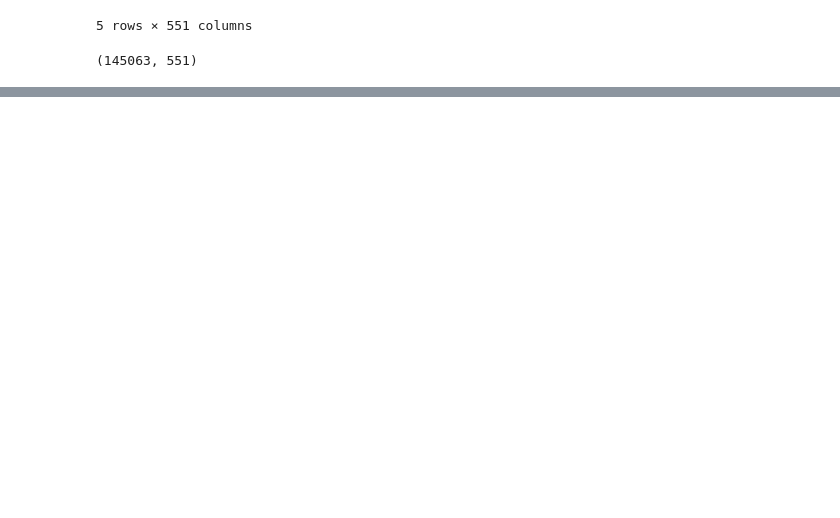
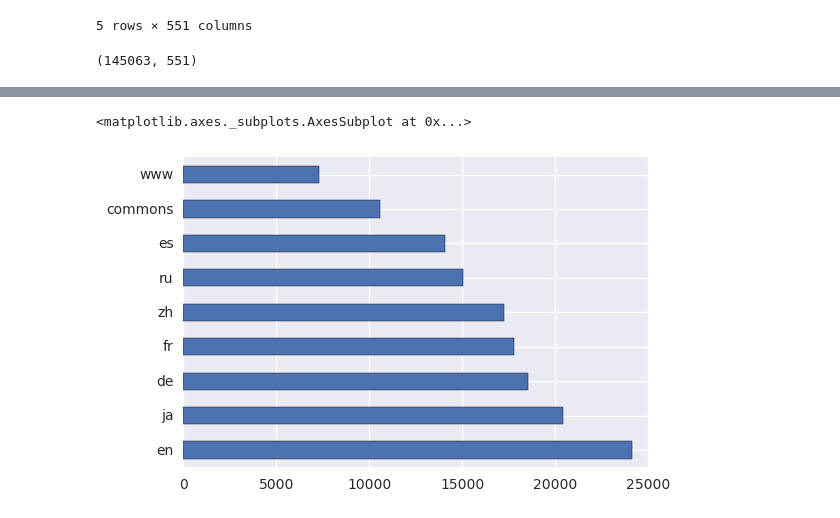
Before and after one commit to darekarsam/Web-Traffic-Forecasting, a Jupyter notebook: Web Traffic Time Series Forecasting.ipynb, the cells around one changed output, grey strips where cells are left out. Drawn from its saved outputs; the diff is of its cells as text; code cells hidden in the pictures; blank space fills up the shorter version.

```diff
--- a/Web Traffic Time Series Forecasting.ipynb
+++ b/Web Traffic Time Series Forecasting.ipynb
@@ -35,0 +58,5 @@ key.shape
+# %%
+trainDF.lang.value_counts().plot(kind="barh")
+# %% [output]
+<matplotlib.axes._subplots.AxesSubplot at 0x...>
+[figure, added]
```
Also changed, not shown: parts of 16 cells of this notebook.
